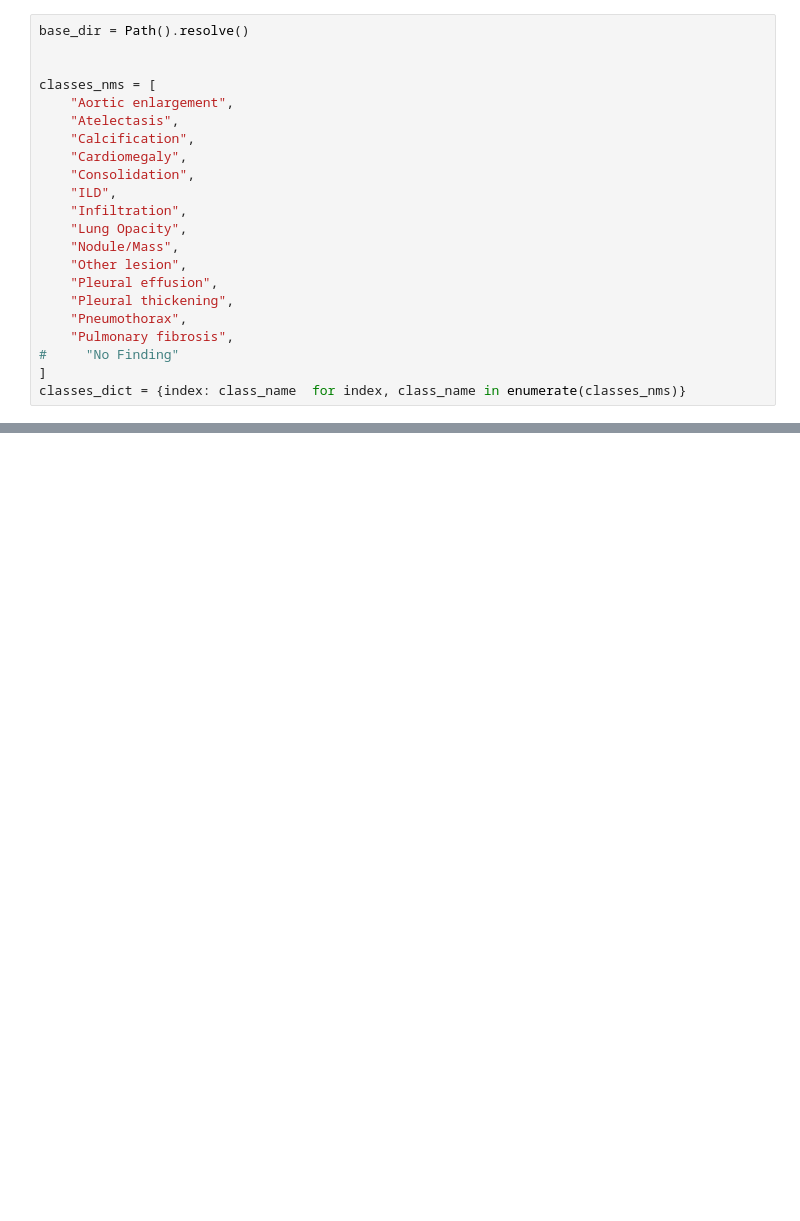
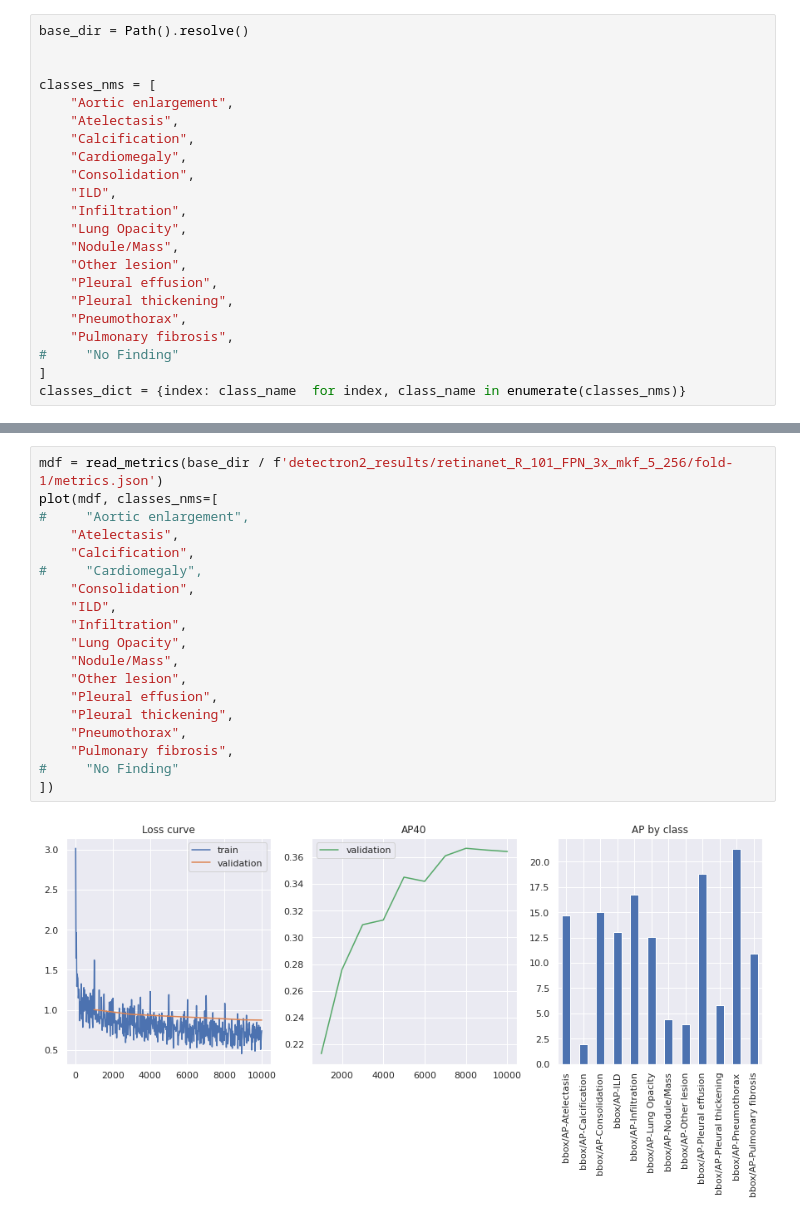
Before and after one commit to yamaguchi-milkcocholate/JaneStreet, a Jupyter notebook: src/VinBigData-ObjectDetection/detectron2_evaluation.ipynb, the cells around one changed output, grey strips where cells are left out. Drawn from its saved outputs; the diff is of its cells as text; blank space fills up the shorter version.

```diff
--- a/src/VinBigData-ObjectDetection/detectron2_evaluation.ipynb
+++ b/src/VinBigData-ObjectDetection/detectron2_evaluation.ipynb
@@ -79,0 +182,21 @@ for nm in ['retinanet_R_101_FPN_3x_mkf_5']:
+# %%
+mdf = read_metrics(base_dir / f'detectron2_results/retinanet_R_101_FPN_3x_mkf_5_256/fold-1/metrics.json')
+plot(mdf, classes_nms=[
+#     "Aortic enlargement",
+    "Atelectasis",
+    "Calcification",
+#     "Cardiomegaly",
+    "Consolidation",
+    "ILD",
+    "Infiltration",
+    "Lung Opacity",
+    "Nodule/Mass",
+    "Other lesion",
+    "Pleural effusion",
+    "Pleural thickening",
+    "Pneumothorax",
+    "Pulmonary fibrosis",
+#     "No Finding"
+])
+# %% [output]
+[figure, added]
```
Also changed, not shown: parts of 26 cells of this notebook, 4 other files.
